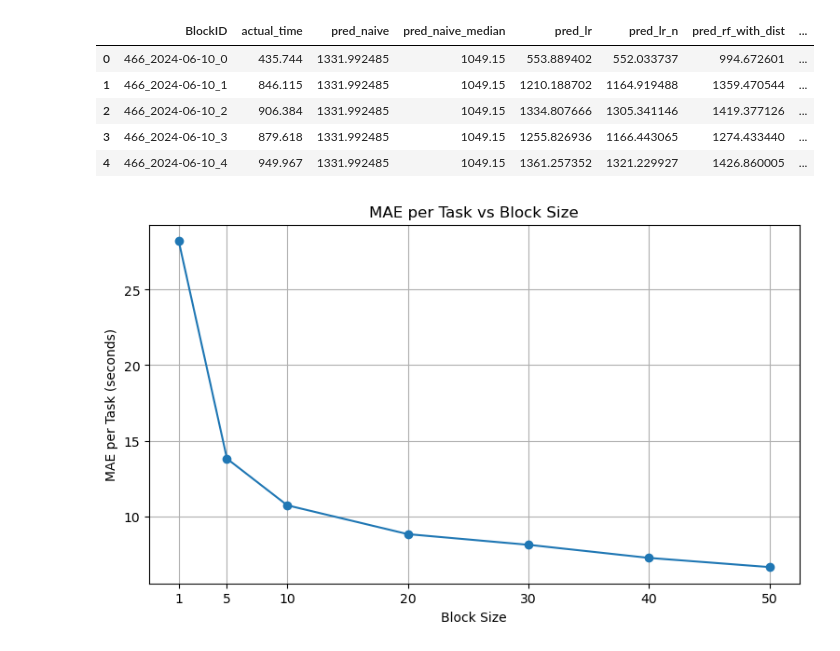
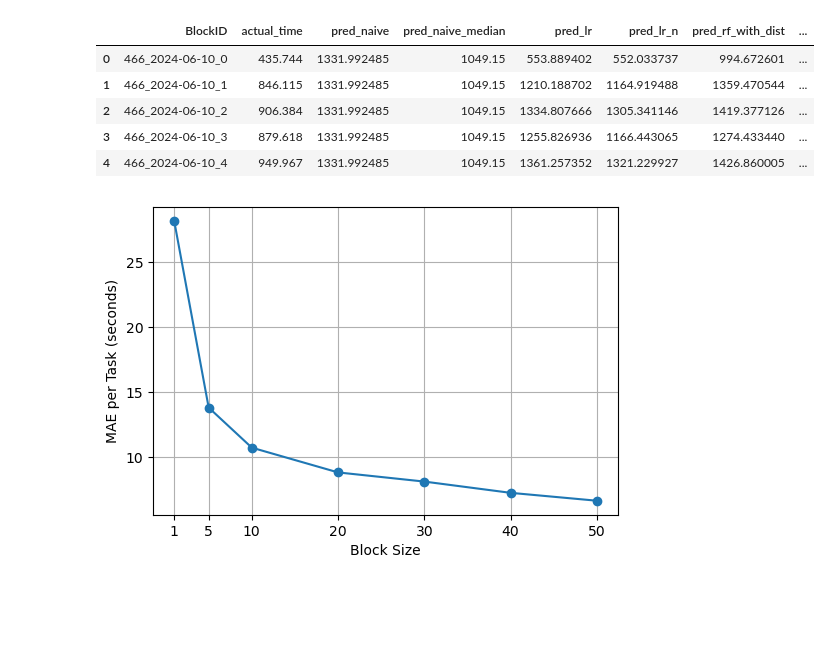
Before and after one commit to JiashenWangg/Lucas_Systems_Capstone_Project, a Jupyter notebook: Model_Jiashen/chunk_model.ipynb, the cells around one changed output. Drawn from its saved outputs; the diff is of its cells as text; code cells hidden in the pictures; blank space fills up the shorter version.

Commit message:
Update notebooks for data and refined visualizations for final report

```diff
--- a/Model_Jiashen/chunk_model.ipynb
+++ b/Model_Jiashen/chunk_model.ipynb
@@ -600,15 +600,15 @@ display(block_detail_df.head(5))
 # %%
 # Plot the MAE_per_task vs BlockSize as a line chart
 chunk_sizes = [1, 5, 10, 20, 30, 40, 50]
 MAE_per_task = [28.22, 13.809, 10.72, 8.81, 8.104, 7.236, 6.628]
 import matplotlib.pyplot as plt
-plt.figure(figsize=(9,5))
+plt.figure(figsize=(6,4))
 plt.plot(chunk_sizes, MAE_per_task, marker='o')
 plt.xlabel("Block Size")
 plt.ylabel("MAE per Task (seconds)")
-plt.title("MAE per Task vs Block Size")
+plt.title("")
 plt.xticks(chunk_sizes)
 plt.grid()
 plt.show()
 # %% [output]
-[figure, old version]
+[figure, new version]
```
Also changed, not shown: 2 other files.
